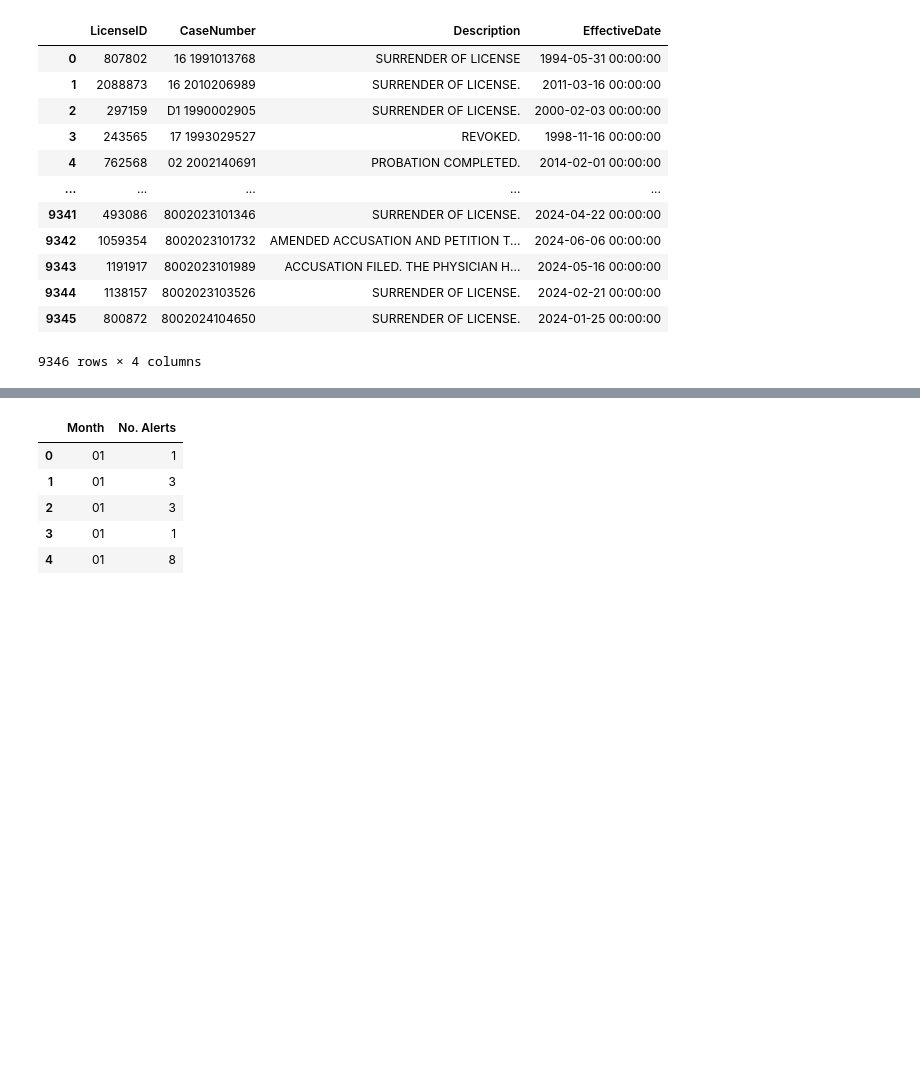
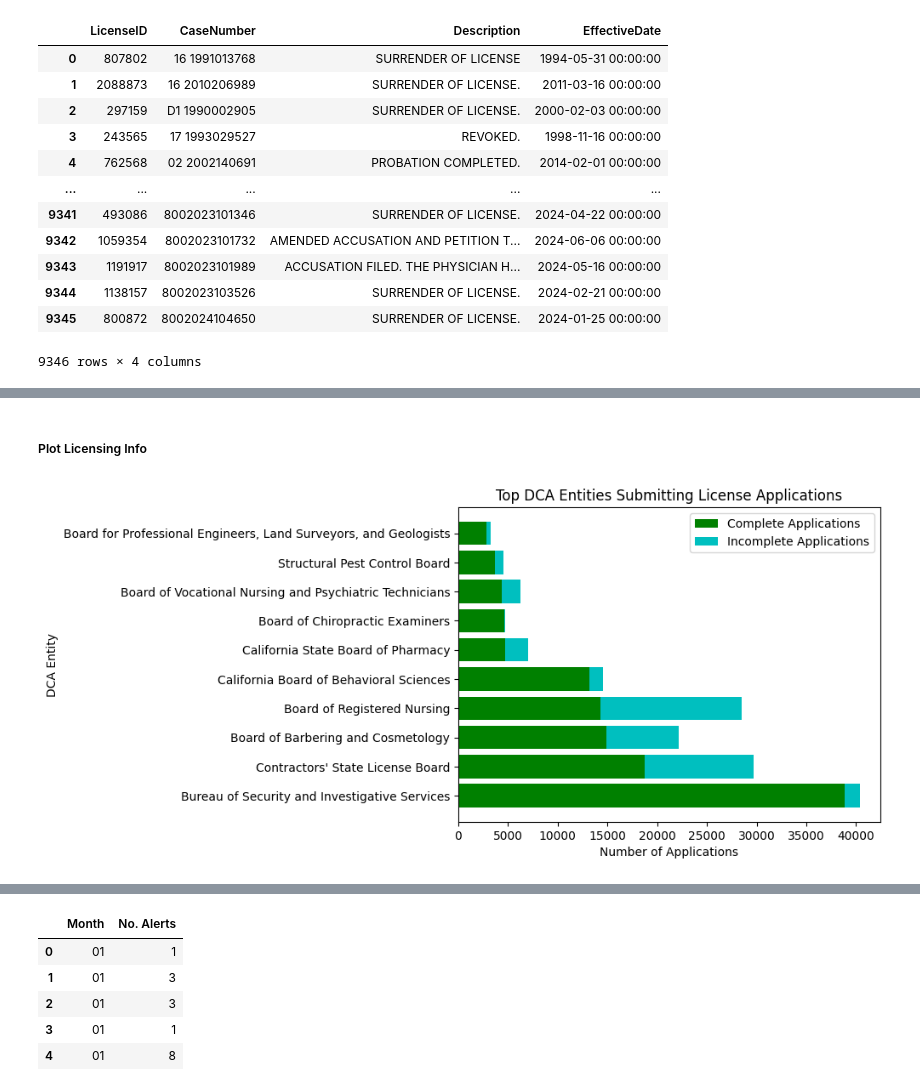
Before and after one commit to lleiva25/California-Medical-Board-2022, a Jupyter notebook: CA Medical Board.ipynb, the cells around one changed output, grey strips where cells are left out. Cells and saved outputs as stored; diff of their text form; code cells hidden in the pictures; blank space fills up the shorter version.

```diff
--- a/CA Medical Board.ipynb
+++ b/CA Medical Board.ipynb
@@ -152 +148,29 @@ with open(output_file, 'w') as file:
+# %% [markdown]
+<H5>Plot Licensing Info</H5>
+# %%
+import matplotlib.pyplot as plt
+
+#create data
+x = top_10_licensing_sum_df['DCA Entity'].tolist()
+y1 = top_10_licensing_sum_df['Complete Applications'].tolist()
+y2 = top_10_licensing_sum_df['Incomplete Applications'].tolist()
+
+# Plot bars in stack manner
+plt.barh(x,
+         y1,
+         color='g',
+         label='Complete Applications')
+plt.barh(x,
+         y2,
+         left=y1,
+         color='c',
+         label='Incomplete Applications')
+plt.xlabel('Number of Applications')
+plt.ylabel('DCA Entity')
+plt.title('Top DCA Entities Submitting License Applications')
+plt.legend()
+
+plt.show()
+# %% [output]
+[figure, added]
 # %% [markdown]
```
Also changed, not shown: parts of 28 cells of this notebook, 12 other files.
